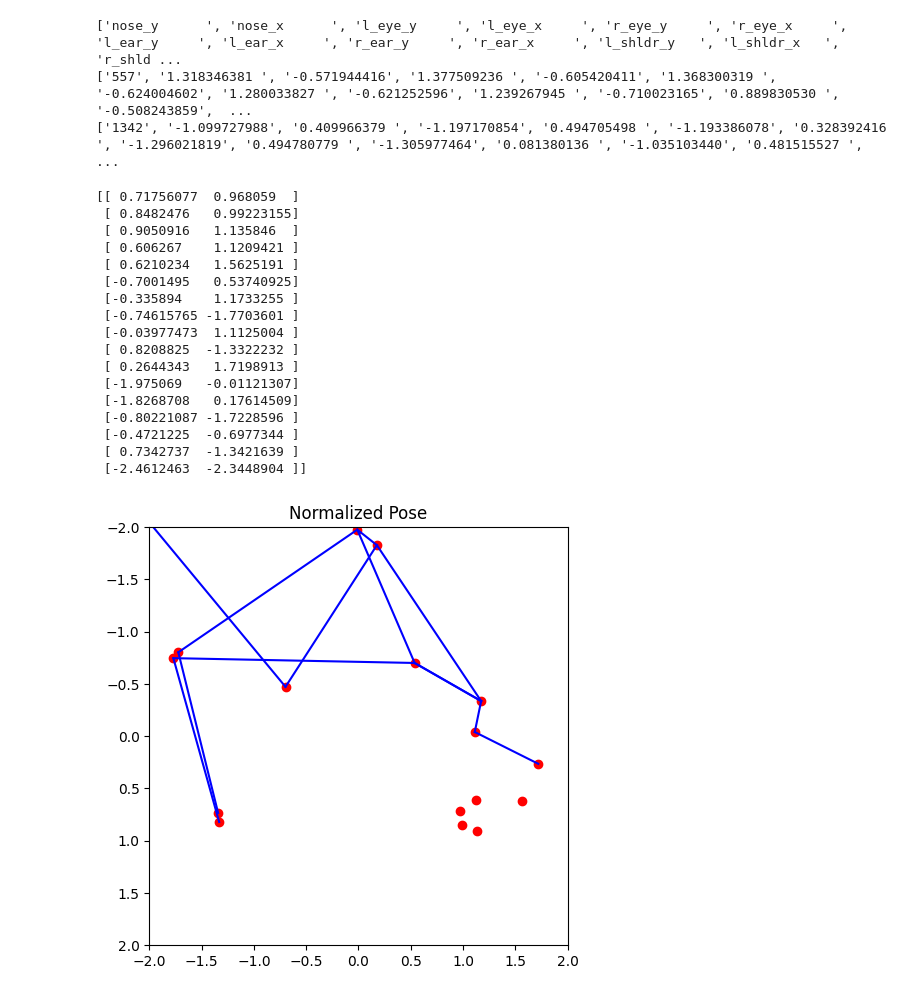
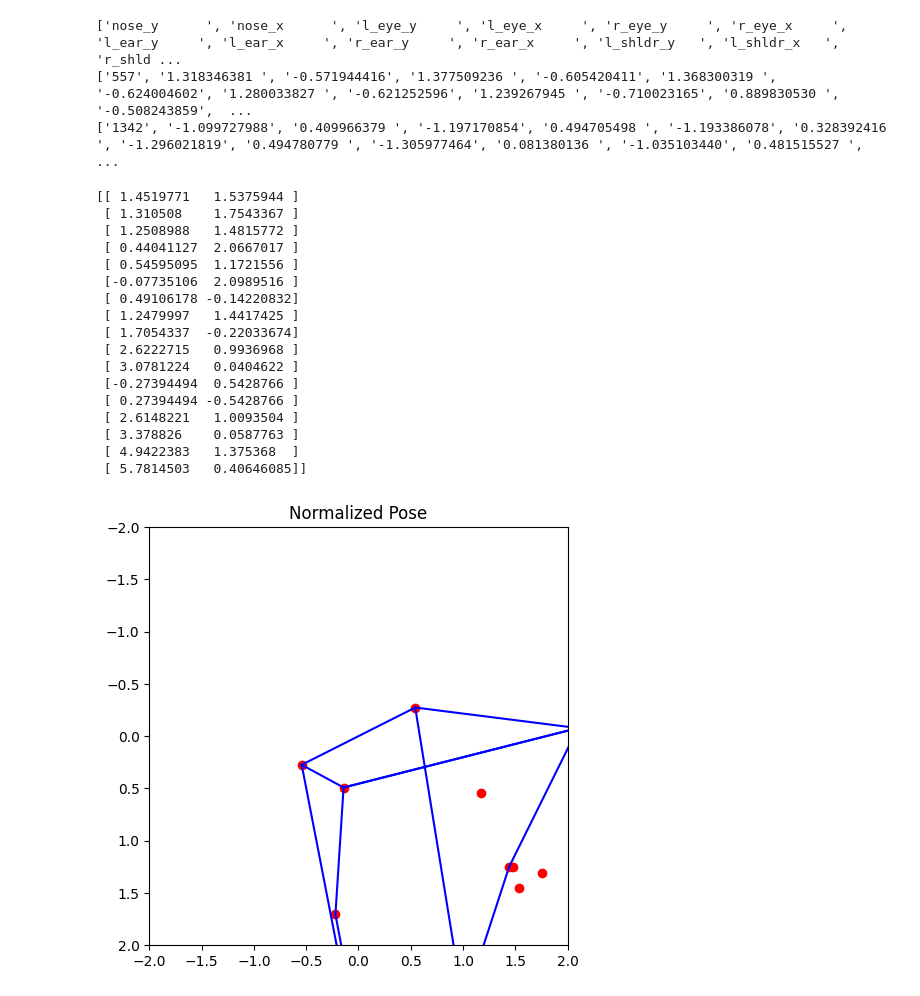
Before and after one commit to rifflefist/SholatBersamaAI, a Jupyter notebook: Dataset/movenet.ipynb, the cells around one changed output. Cells and saved outputs as stored; diff of their text form; code cells hidden in the pictures.

```diff
--- a/Dataset/movenet.ipynb
+++ b/Dataset/movenet.ipynb
@@ -439,6 +439,19 @@ for j in movement:
     # Iteration per data to movenet
     for i, file in enumerate(files, start=1):
         visualize_movenet(load_movenet(image_path+str(i-1)+".jpg"), image_path+str(i-1)+".jpg", final_path+str(i-1)+".jpg")
+# %%
+# Set directory path
+path = "Ruku/hasil/"
+directory_path = path+"data_frame/Berdiri/"
+final_path = path+"final_frame/final_"
+image_path = directory_path+"/frame_"
+
+# Get all total data in directory path
+files = [f for f in os.listdir(directory_path) if os.path.isfile(os.path.join(directory_path, f))]
+
+# Iteration per data to movenet
+for i, file in enumerate(files, start=1):
+    visualize_movenet(load_movenet(image_path+str(i-1)+".jpg"), image_path+str(i-1)+".jpg", final_path+str(i-1)+".jpg")
 # %% [markdown]
 ## Normalized Keypoints Save Fig Plot
 # %%
@@ -850,7 +923,7 @@ print([str(frame+total_file)]+[h.ljust(column_width) for h in hasil])
 ['557', '1.318346381 ', '-0.571944416', '1.377509236 ', '-0.605420411', '1.368300319 ', '-0.624004602', '1.280033827 ', '-0.621252596', '1.239267945 ', '-0.710023165', '0.889830530 ', '-0.508243859',  ...
 ['1342', '-1.099727988', '0.409966379 ', '-1.197170854', '0.494705498 ', '-1.193386078', '0.328392416 ', '-1.296021819', '0.494780779 ', '-1.305977464', '0.081380136 ', '-1.035103440', '0.481515527 ', ...
 # %%
-image_path = "Hasil/data_frame/Sujud/frame_1343.jpg"
+image_path = "../Ignore/Ruku/hasil/data_frame/frame_1.jpg"
 normalized_keypoints = normalize_hip_center(load_movenet(image_path))
 
 print(normalized_keypoints)
@@ -861,51 +934,51 @@ ax = fig.add_subplot(1, 1, 1)
 # Setting axis
 ax.set_xlim(-2, 2)
 ax.set_ylim(-2, 2)
 ax.set_aspect('equal')
 ax.invert_yaxis()
 ax.set_title("Normalized Pose")
 
 # Plot titik
 for x, y in normalized_keypoints:
     plt.plot(y, x, 'ro')  # titik merah
 
 # Sambungkan titik-titik (opsional)
 POSE_CONNECTIONS = [
     (5, 6), (5, 11), (6, 12),  # shoulders to hips
     (5, 7), (7, 9),  # left arm
     (6, 8), (8, 10), # right arm
     (11, 13), (13, 15),  # left leg
     (12, 14), (14, 16),  # right leg
     (11, 12), (5, 6)  # hips and shoulders
 ]
 for a, b in POSE_CONNECTIONS:
     x1, y1 = normalized_keypoints[a]
     x2, y2 = normalized_keypoints[b]
     plt.plot([y1, y2], [x1, x2], 'b-')  # garis biru
 
 # Jaga margin tetap
 plt.tight_layout()
 plt.show()
 plt.close()
 # %% [output]
-[[ 0.71756077  0.968059  ]
- [ 0.8482476   0.99223155]
- [ 0.9050916   1.135846  ]
- [ 0.606267    1.1209421 ]
- [ 0.6210234   1.5625191 ]
- [-0.7001495   0.53740925]
- [-0.335894    1.1733255 ]
- [-0.74615765 -1.7703601 ]
- [-0.03977473  1.1125004 ]
- [ 0.8208825  -1.3322232 ]
- [ 0.2644343   1.7198913 ]
- [-1.975069   -0.01121307]
- [-1.8268708   0.17614509]
- [-0.80221087 -1.7228596 ]
- [-0.4721225  -0.6977344 ]
- [ 0.7342737  -1.3421639 ]
- [-2.4612463  -2.3448904 ]]
+[[ 1.4519771   1.5375944 ]
+ [ 1.310508    1.7543367 ]
+ [ 1.2508988   1.4815772 ]
+ [ 0.44041127  2.0667017 ]
+ [ 0.54595095  1.1721556 ]
+ [-0.07735106  2.0989516 ]
+ [ 0.49106178 -0.14220832]
+ [ 1.2479997   1.4417425 ]
+ [ 1.7054337  -0.22033674]
+ [ 2.6222715   0.9936968 ]
+ [ 3.0781224   0.0404622 ]
+ [-0.27394494  0.5428766 ]
+ [ 0.27394494 -0.5428766 ]
+ [ 2.6148221   1.0093504 ]
+ [ 3.378826    0.0587763 ]
+ [ 4.9422383   1.375368  ]
+ [ 5.7814503   0.40646085]]
-[figure, old version]
+[figure, new version]
 # %%
 ## Check Keypoints & Conf. Score from Data ##
 
```
Also changed, not shown: parts of 4 cells of this notebook, 10 other files.
